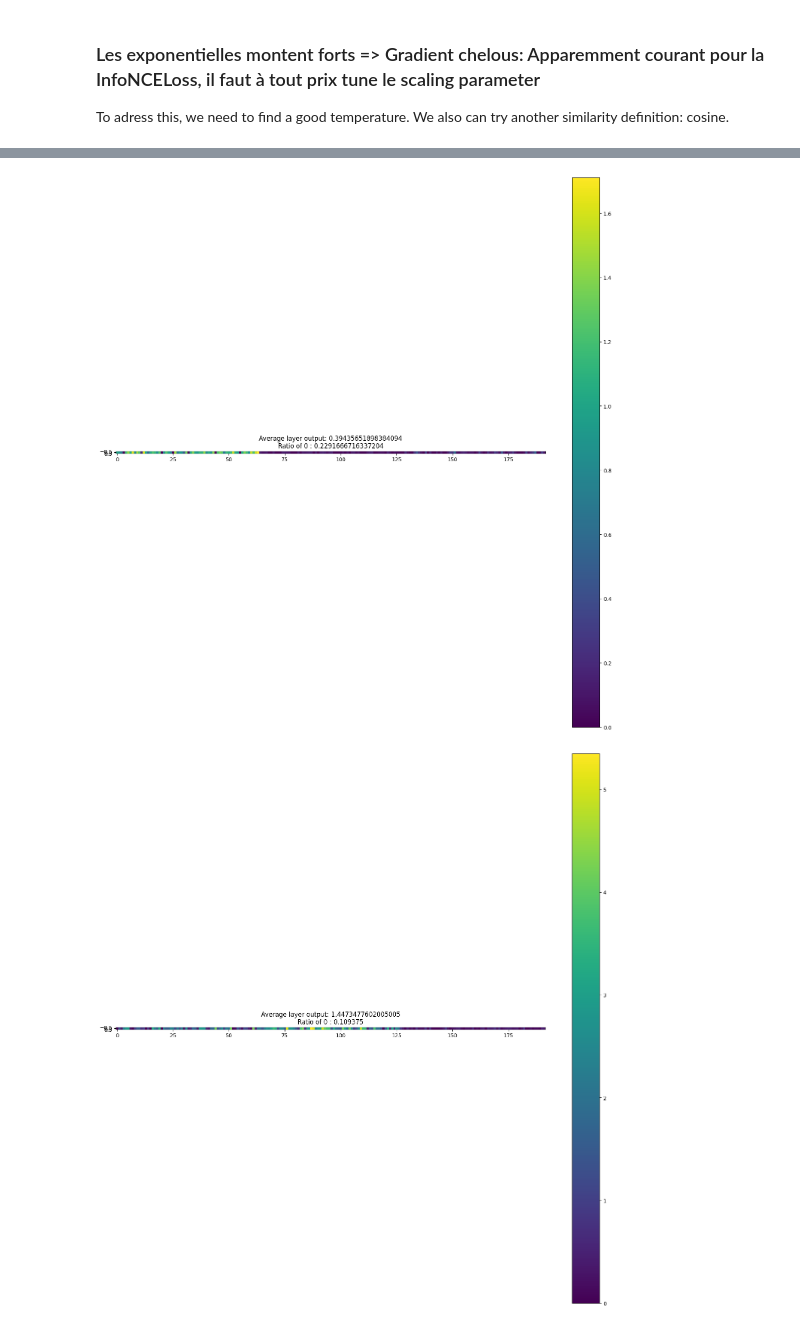
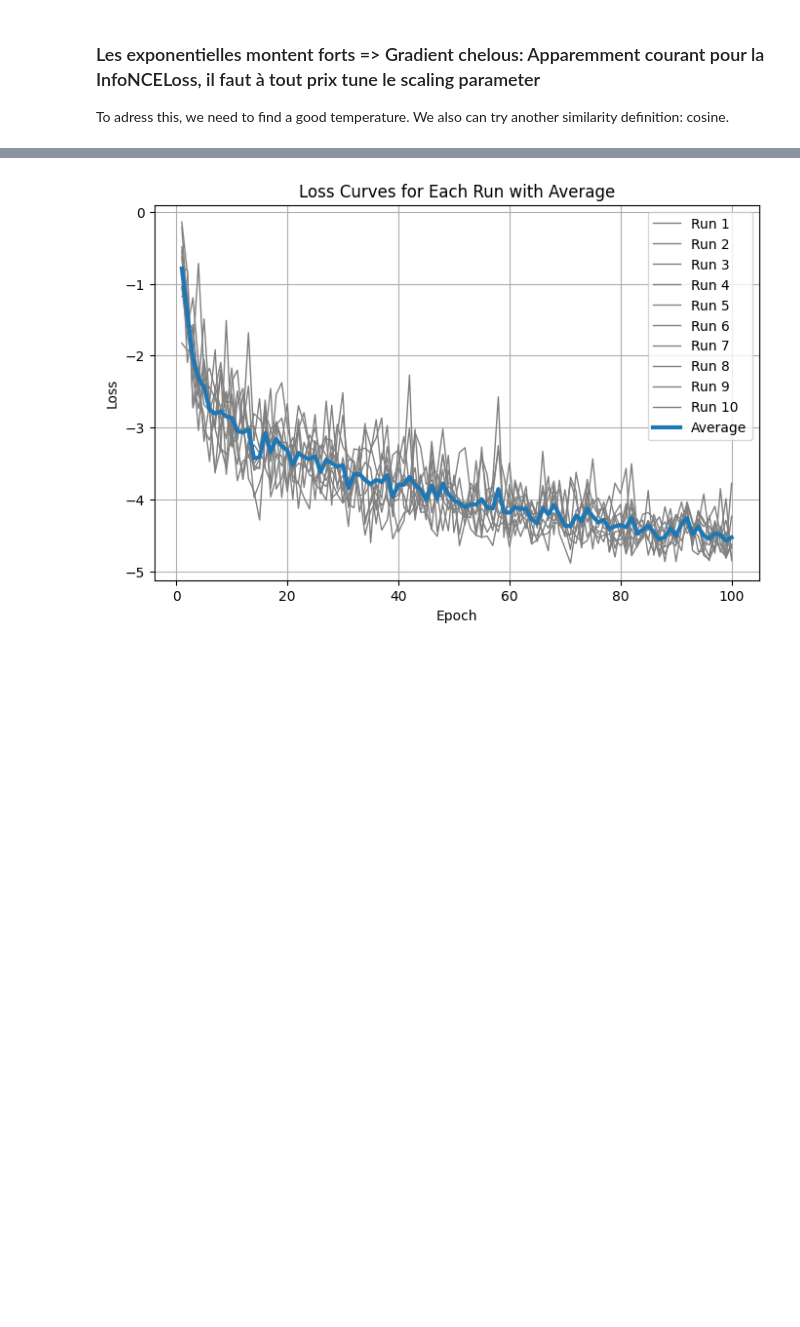
Before and after one commit to Tikings/gbm_hackathon, a Jupyter notebook: notebook_tests/test_patient_wise.ipynb, the cells around one changed output, grey strips where cells are left out. Saved outputs shown, nothing was run; the diff lists cells and outputs as text; code cells hidden in the pictures; blank space fills up the shorter version.

Commit message:
DEBUGGING Loss and training

```diff
--- a/notebook_tests/test_patient_wise.ipynb
+++ b/notebook_tests/test_patient_wise.ipynb
@@ -99,9 +96,9 @@ wes torch.Size([16, 1790])
 # Pour instantier le MultiModalEncoder
 Il faut des config pour chaque modalité, par simplicité on va définir une coquille de base et simplement ajouter la bonne dimension en entrée
 # %%
-base_config = {"layers": [128,64],
+base_config = {"layers": [256,128,64],
         "dropout": 0.5,
-        "act_fn":torch.nn.ReLU,
+        "act_fn":SmoothingFunction,
         "norm_layer":None}
 
 def adapt_base_config(base_cfg, input_size):
@@ -331,10 +328,10 @@ def log_and_plot_runs(RUNS, run_debug, EPOCHS, temp, sim, alpha=0.1, bound=-10,
     plt.grid(True)
     plt.show()
 # %%
-log_and_plot_runs(1, run_debug, 50, 0.02, "nt-xent", alpha=0.1, bound=-10, show_out_all=True)
+# log_and_plot_runs(1, run_debug, 50, 0.02, "nt-xent", alpha=0.1, bound=-10, show_out_all=True)
 # %%
-log_and_plot_runs(1, run_debug, 50, 100, "original", alpha=0.01, bound=-10, show_out_all=True)
+# log_and_plot_runs(1, run_debug, 50, 100, "original", alpha=0.01, bound=-10, show_out_all=True)
 # %%
-log_and_plot_runs(1, run_debug, 50, 0.02, "nt-xent", alpha=0.1, beta=0.1, show_out_all=True)
+log_and_plot_runs(10, run_debug, 100, 0.05, "nt-xent", alpha=0.1, beta=0, bound=-10, show_out_all=False)
 # %% [output]
 RUN 0:
@@ -357,2 +354 @@ EPOCH 49 LOSS: -10.2600
-[figure, old version]
+[figure, new version]
-[figure, removed]
```
Also changed, not shown: parts of 3 cells of this notebook, 1 other file.
